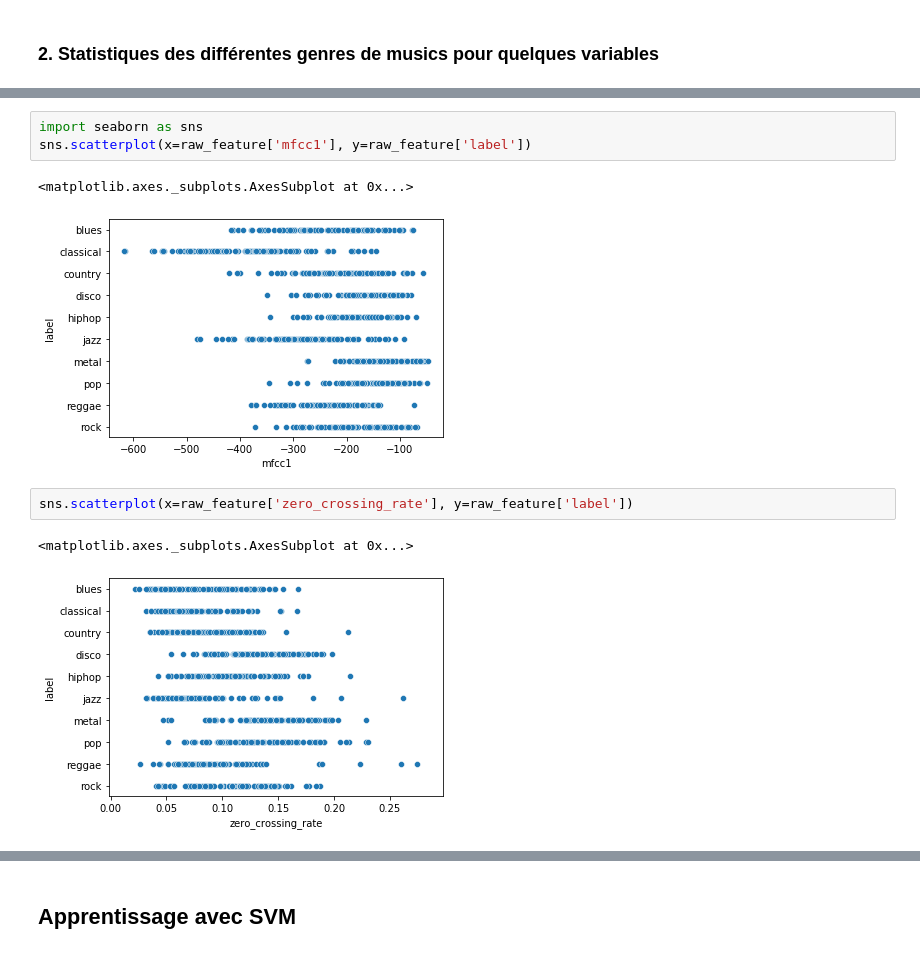
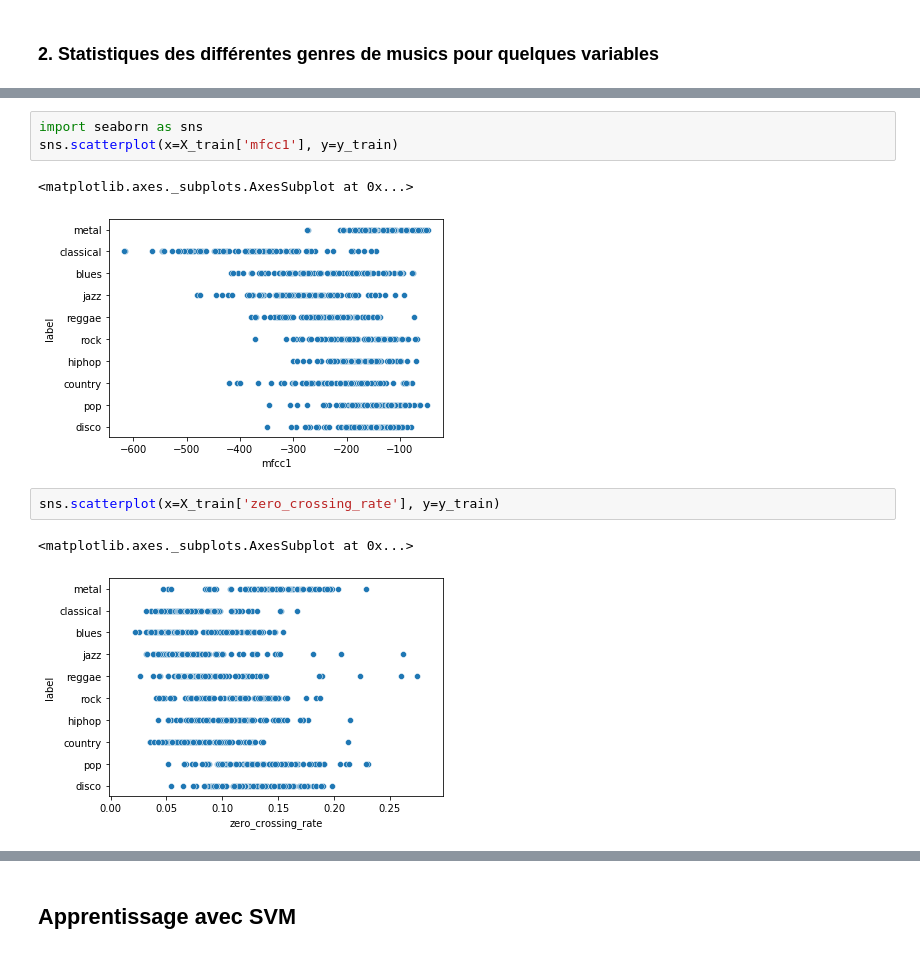
Before and after one commit to abdoulsn/music_gender_recognition, a Jupyter notebook: codes/music_genre.ipynb, the cells around one changed output, grey strips where cells are left out. Saved outputs shown, nothing was run; the diff lists cells and outputs as text.

```diff
--- a/codes/music_genre.ipynb
+++ b/codes/music_genre.ipynb
@@ -183,12 +178,12 @@ raw_feature.sample(3)
 # %%
 import seaborn as sns
-sns.scatterplot(x=raw_feature['mfcc1'], y=raw_feature['label'])
+sns.scatterplot(x=X_train['mfcc1'], y=y_train)
 # %% [output]
 <matplotlib.axes._subplots.AxesSubplot at 0x...>
-[figure, old version]
+[figure, new version]
 # %%
-sns.scatterplot(x=raw_feature['zero_crossing_rate'], y=raw_feature['label'])
+sns.scatterplot(x=X_train['zero_crossing_rate'], y=y_train)
 # %% [output]
 <matplotlib.axes._subplots.AxesSubplot at 0x...>
-[figure, old version]
+[figure, new version]
 # %%
```
Also changed, not shown: parts of 35 cells of this notebook, 1 other file.
